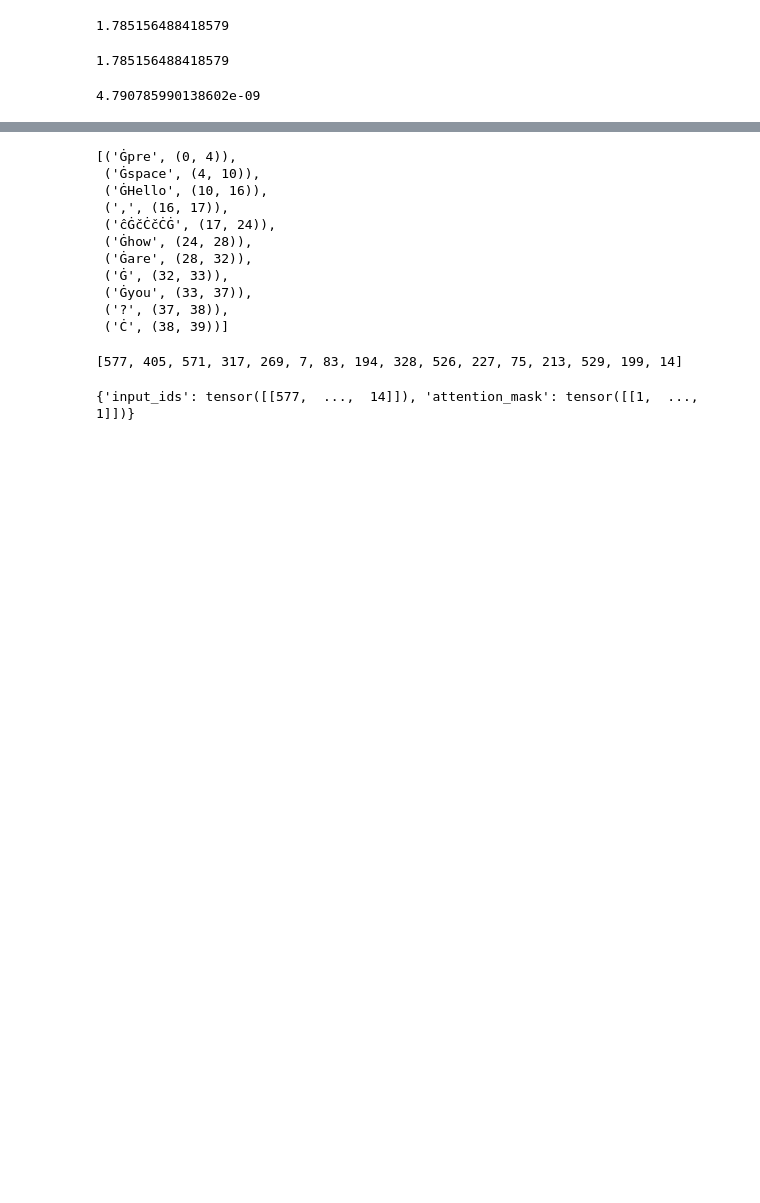
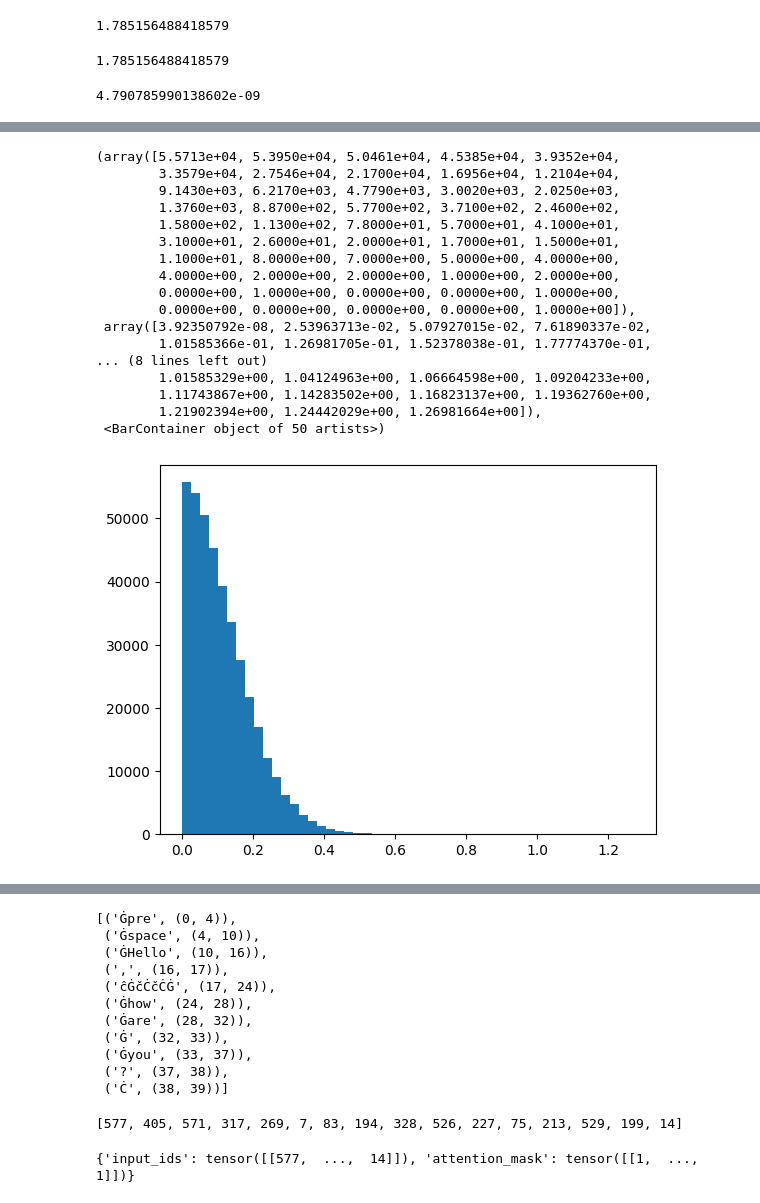
Before and after one commit to martin12333/marti-onedrive, a Jupyter notebook: AI/gpt2-embedding-wte-236.ipynb, the cells around one changed output, grey strips where cells are left out. Saved outputs shown, nothing was run; the diff lists cells and outputs as text; code cells hidden in the pictures; blank space fills up the shorter version.

```diff
--- a/AI/gpt2-embedding-wte-236.ipynb
+++ b/AI/gpt2-embedding-wte-236.ipynb
@@ -219,0 +247,21 @@ tensor([-1.27, -1.25, -1.22, -1.21, -1.20, -1.20, -1.19, -1.18, -1.17, -1.16,
+# %%
+plt.hist( ( torch.abs(z)  )  ,  50  )
+# %% [output]
+(array([5.5713e+04, 5.3950e+04, 5.0461e+04, 4.5385e+04, 3.9352e+04,
+        3.3579e+04, 2.7546e+04, 2.1700e+04, 1.6956e+04, 1.2104e+04,
+        9.1430e+03, 6.2170e+03, 4.7790e+03, 3.0020e+03, 2.0250e+03,
+        1.3760e+03, 8.8700e+02, 5.7700e+02, 3.7100e+02, 2.4600e+02,
+        1.5800e+02, 1.1300e+02, 7.8000e+01, 5.7000e+01, 4.1000e+01,
+        3.1000e+01, 2.6000e+01, 2.0000e+01, 1.7000e+01, 1.5000e+01,
+        1.1000e+01, 8.0000e+00, 7.0000e+00, 5.0000e+00, 4.0000e+00,
+        4.0000e+00, 2.0000e+00, 2.0000e+00, 1.0000e+00, 2.0000e+00,
+        0.0000e+00, 1.0000e+00, 0.0000e+00, 0.0000e+00, 1.0000e+00,
+        0.0000e+00, 0.0000e+00, 0.0000e+00, 0.0000e+00, 1.0000e+00]),
+ array([3.92350792e-08, 2.53963713e-02, 5.07927015e-02, 7.61890337e-02,
+        1.01585366e-01, 1.26981705e-01, 1.52378038e-01, 1.77774370e-01,
+... (8 lines left out)
+        1.01585329e+00, 1.04124963e+00, 1.06664598e+00, 1.09204233e+00,
+        1.11743867e+00, 1.14283502e+00, 1.16823137e+00, 1.19362760e+00,
+        1.21902394e+00, 1.24442029e+00, 1.26981664e+00]),
+ <BarContainer object of 50 artists>)
+[figure, added]
```
Also changed, not shown: parts of 12 cells of this notebook, 2 other files.
